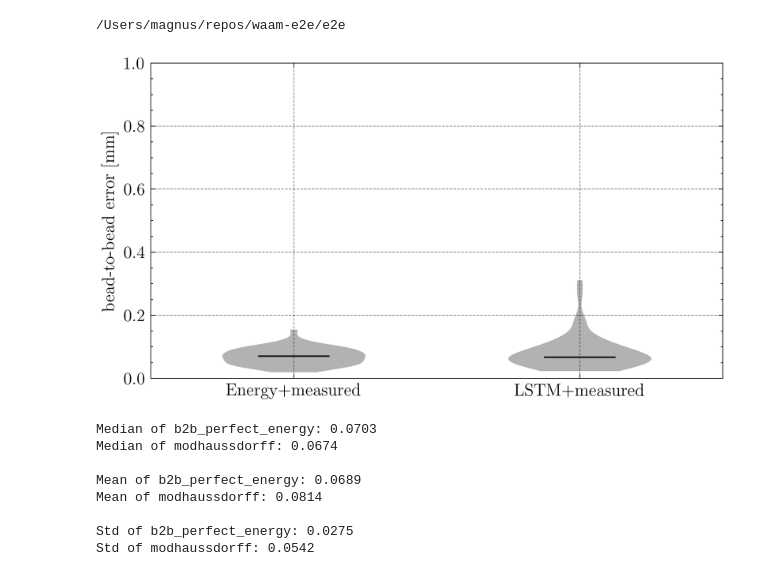
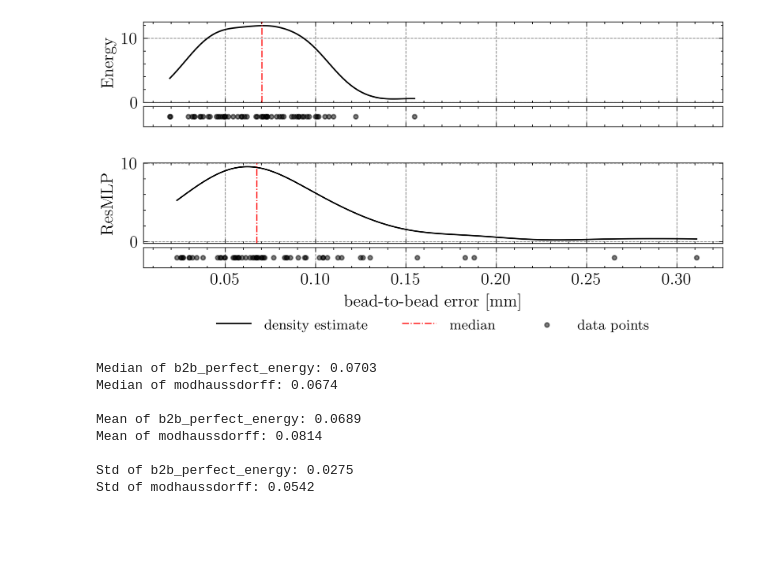
Before and after one commit to mglasder/waam-e2e, a Jupyter notebook: e2e/hausdorff.ipynb, the cells around one changed output. Cells and saved outputs as stored; diff of their text form; code cells hidden in the pictures; blank space fills up the shorter version.

```diff
--- a/e2e/hausdorff.ipynb
+++ b/e2e/hausdorff.ipynb
@@ -37,6 +45,58 @@ def plot_two_violions(desc, labels, dataset):
 # %%
-!pwd
+def plot_two_histograms(desc, labels, dataset):
+    cm = 1 / 2.54
+    fig, (ax1, ax2, ax3, ax4) = plt.subplots(nrows=4, ncols=1, figsize=(18 * cm, 10 * cm), dpi=600, sharex=True, gridspec_kw={"height_ratios": [6, 1, 6, 1]},)
+
+    kde_1 = gaussian_kde(dataset[0])
+    x_range_1 = np.linspace(min(dataset[0]), max(dataset[0]), 500)
+    ax1.plot(x_range_1, kde_1(x_range_1), color='black', label="density estimate")
+    # ax1.hist(dataset[0], bins=20, density=True, histtype='step', cumulative=False, label=labels[0])
+    ax2.scatter(dataset[0], [0.01]*len(dataset[0]), marker='.', alpha=0.5)
+    # no y ticks on ax2
+    ax2.set_yticks([])
+
+    kde_2 = gaussian_kde(dataset[1])
+    x_range_2 = np.linspace(min(dataset[1]), max(dataset[1]), 500)
+    ax3.plot(x_range_2, kde_2(x_range_2), color='black')
+    # ax2.hist(dataset[1], bins=20, density=True, histtype='step', cumulative=False, label=labels[1])
+    ax4.set_yticks([])
+    ax4.scatter(dataset[1], [0.01]*len(dataset[1]), marker='.', alpha=0.5, label="data points")
+
+    ax1.set_position([0.1, 0.7, 0.8, 0.2])  # [left, bottom, width, height]
+    ax2.set_position([0.1, 0.64, 0.8, 0.05])
+    ax3.set_position([0.1, 0.35, 0.8, 0.2])
+    ax4.set_position([0.1, 0.29, 0.8, 0.05])
+
+    # plot mean and median in to each axis
+    ax1.axvline(np.median(dataset[0]), color='red', linestyle='-.', linewidth=0.75, label=f"median")
+    # ax1.axvline(np.median(dataset[0]) - np.std(dataset[0]), color='red', linestyle=':', linewidth=0.75)
+    # ax1.axvline(np.median(dataset[0]) + np.std(dataset[0]), color='red', linestyle=':', linewidth=0.75)
+
+    ax3.axvline(np.median(dataset[1]), color='red', linestyle='-.', linewidth=0.75)
+    # ax3.axvline(np.median(dataset[1]) - np.std(dataset[1]), color='red', linestyle=':', linewidth=0.75)
+    # ax3.axvline(np.median(dataset[1]) + np.std(dataset[1]), color='red', linestyle=':', linewidth=0.75)
+
+    ax1.set_ylabel(desc["y-axis-1"])
+    ax3.set_ylabel(desc["y-axis-2"])
+    ax4.set_xlabel(desc["x-axis"])
+
+    # set x label
+
+    # place legend of all axis combined in one below ax4
+    lines, labels = ax1.get_legend_handles_labels()
+    # li3, la3 = ax3.get_legend_handles_labels()
+    li4, la4 = ax4.get_legend_handles_labels()
+
+    # lines.append(li3)
+    lines.append(li4[0])
+    # labels.append(la3)
+    labels.append(la4[0])
+    # add manual lable to legend
+    ax4.legend(lines, labels, loc='upper center', bbox_to_anchor=(0.5, -1.7), ncol=3)
+    # make text smaller for legend
+    plt.setp(ax4.get_legend().get_texts(), fontsize='small')
+    # no box around legend
+    ax4.get_legend().get_frame().set_linewidth(0.0)
+    return fig
-# %% [output]
-/Users/magnus/repos/waam-e2e/e2e
 # %%
 base = Path("outputs/mc/")
@@ -65,12 +125,19 @@ b2b_perfect_energy = np.loadtxt(data_folder / "b2b_results/data/b2b_losses_fp:Pe
 # %%
 desc = {
     "title": "",
     "x-axis": "",
     "y-axis": "bead-to-bead error $[\mathrm{mm}]$"
 }
 
 labels = ["Energy+measured", "LSTM+measured"]
 
-plot_two_violions(desc, labels, [np.array(b2b_perfect_energy), np.array(modhaussdorff)])
+desc = {
+    "title": "",
+    "x-axis": "bead-to-bead error $[\mathrm{mm}]$",
+    "y-axis-1": "Energy",
+    "y-axis-2": "ResMLP",
+}
+# plot_two_violions(desc, labels, [np.array(b2b_perfect_energy), np.array(modhaussdorff)])
+fig = plot_two_histograms(desc, labels, [np.array(b2b_perfect_energy), np.array(modhaussdorff)])
 # %% [output]
-[figure, old version]
+[figure, new version]
```
Also changed, not shown: parts of 5 cells of this notebook.
